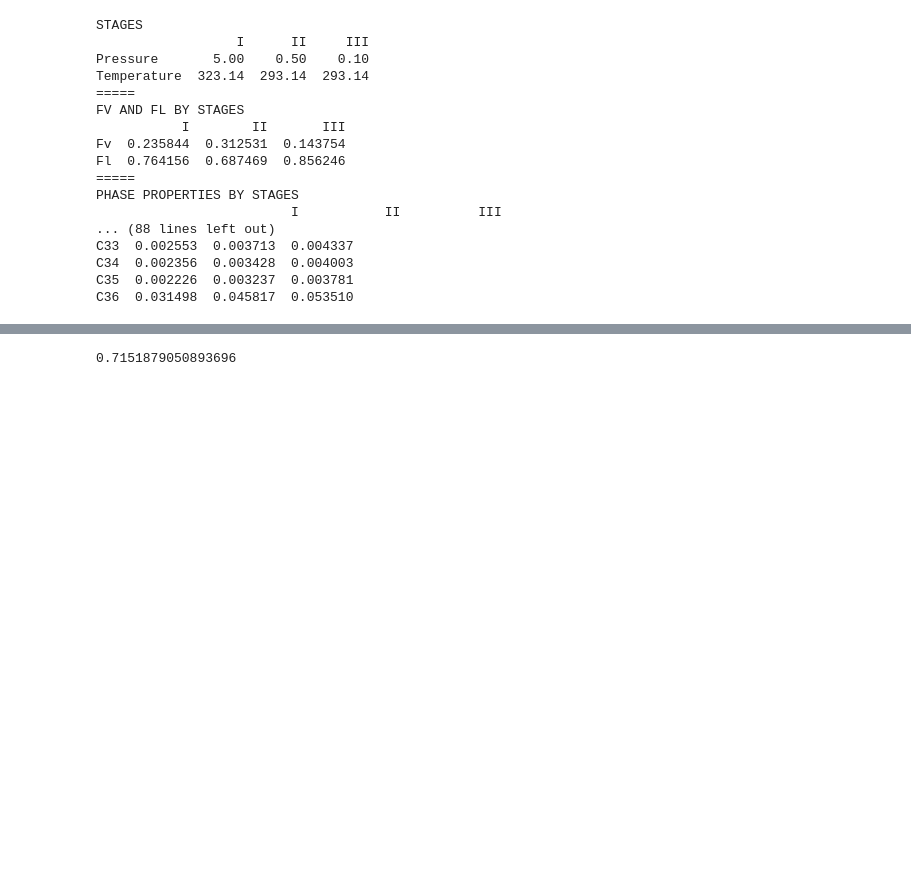
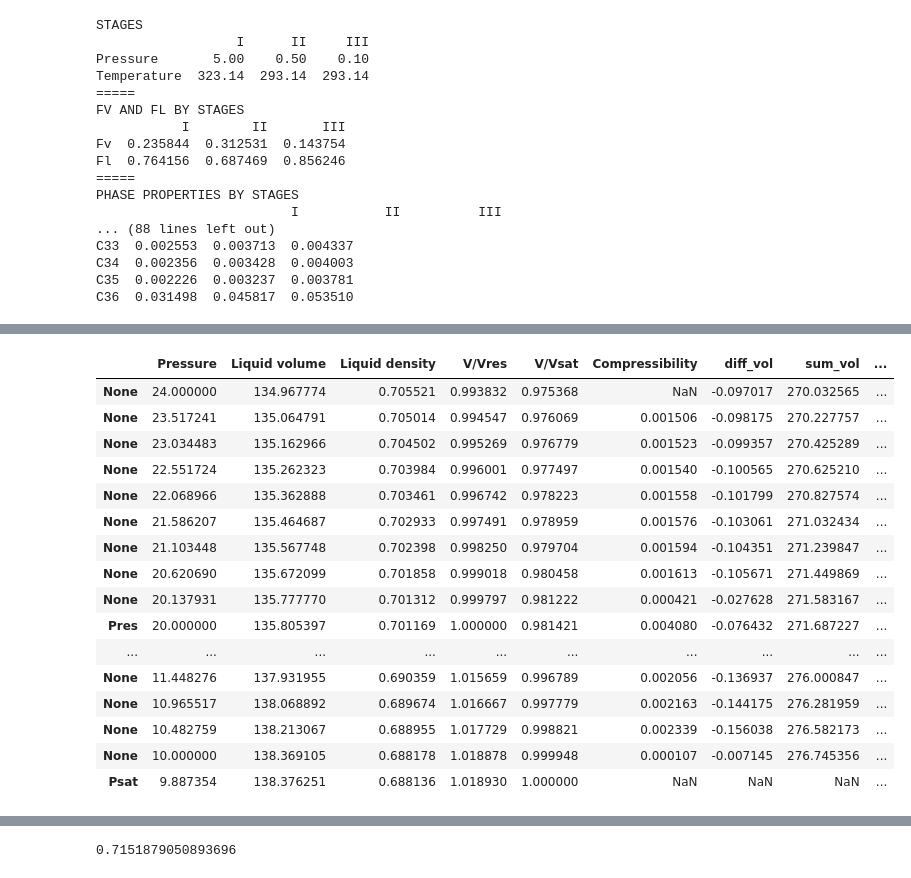
Before and after one commit to SidorenkoDD/BlackBoxFluid, a Jupyter notebook: code/tests2.ipynb, the cells around one changed output, grey strips where cells are left out. Saved outputs shown, nothing was run; the diff lists cells and outputs as text; code cells hidden in the pictures; blank space fills up the shorter version.

```diff
--- a/code/tests2.ipynb
+++ b/code/tests2.ipynb
@@ -450,2 +465,22 @@ model1.experiments.CCE.dataframe
+# %%
+model1.experiments.CCE._calculate_compressibility()
+# %% [output]
+|  | Pressure | Liquid volume | Liquid density | V/Vres | V/Vsat | Compressibility | diff_vol | sum_vol | ... |
+| None | 24.000000 | 134.967774 | 0.705521 | 0.993832 | 0.975368 | NaN | -0.097017 | 270.032565 | ... |
+| None | 23.517241 | 135.064791 | 0.705014 | 0.994547 | 0.976069 | 0.001506 | -0.098175 | 270.227757 | ... |
+| None | 23.034483 | 135.162966 | 0.704502 | 0.995269 | 0.976779 | 0.001523 | -0.099357 | 270.425289 | ... |
+| None | 22.551724 | 135.262323 | 0.703984 | 0.996001 | 0.977497 | 0.001540 | -0.100565 | 270.625210 | ... |
+| None | 22.068966 | 135.362888 | 0.703461 | 0.996742 | 0.978223 | 0.001558 | -0.101799 | 270.827574 | ... |
+| None | 21.586207 | 135.464687 | 0.702933 | 0.997491 | 0.978959 | 0.001576 | -0.103061 | 271.032434 | ... |
+| None | 21.103448 | 135.567748 | 0.702398 | 0.998250 | 0.979704 | 0.001594 | -0.104351 | 271.239847 | ... |
+| None | 20.620690 | 135.672099 | 0.701858 | 0.999018 | 0.980458 | 0.001613 | -0.105671 | 271.449869 | ... |
+| None | 20.137931 | 135.777770 | 0.701312 | 0.999797 | 0.981222 | 0.000421 | -0.027628 | 271.583167 | ... |
+| Pres | 20.000000 | 135.805397 | 0.701169 | 1.000000 | 0.981421 | 0.004080 | -0.076432 | 271.687227 | ... |
+| ... | ... | ... | ... | ... | ... | ... | ... | ... | ... |
+| None | 11.448276 | 137.931955 | 0.690359 | 1.015659 | 0.996789 | 0.002056 | -0.136937 | 276.000847 | ... |
+| None | 10.965517 | 138.068892 | 0.689674 | 1.016667 | 0.997779 | 0.002163 | -0.144175 | 276.281959 | ... |
+| None | 10.482759 | 138.213067 | 0.688955 | 1.017729 | 0.998821 | 0.002339 | -0.156038 | 276.582173 | ... |
+| None | 10.000000 | 138.369105 | 0.688178 | 1.018878 | 0.999948 | 0.000107 | -0.007145 | 276.745356 | ... |
+| Psat | 9.887354 | 138.376251 | 0.688136 | 1.018930 | 1.000000 | NaN | NaN | NaN | ... |
 # %%
 cce_df = model1.experiments.CCE._calculate_compressibility()
```
Also changed, not shown: parts of 6 cells of this notebook, 1 other file.
